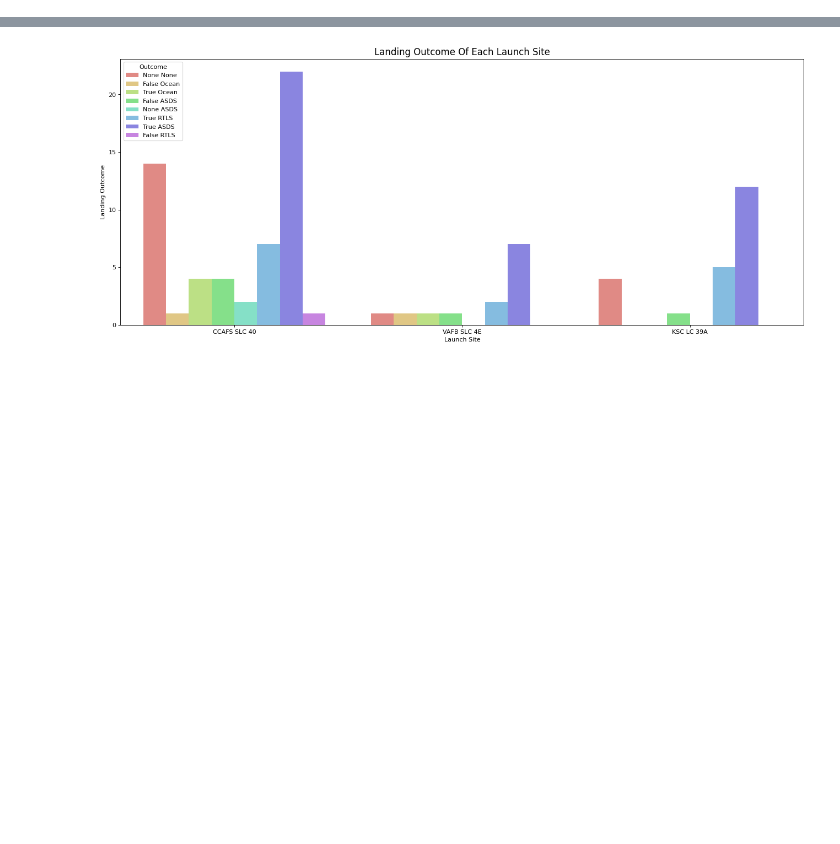
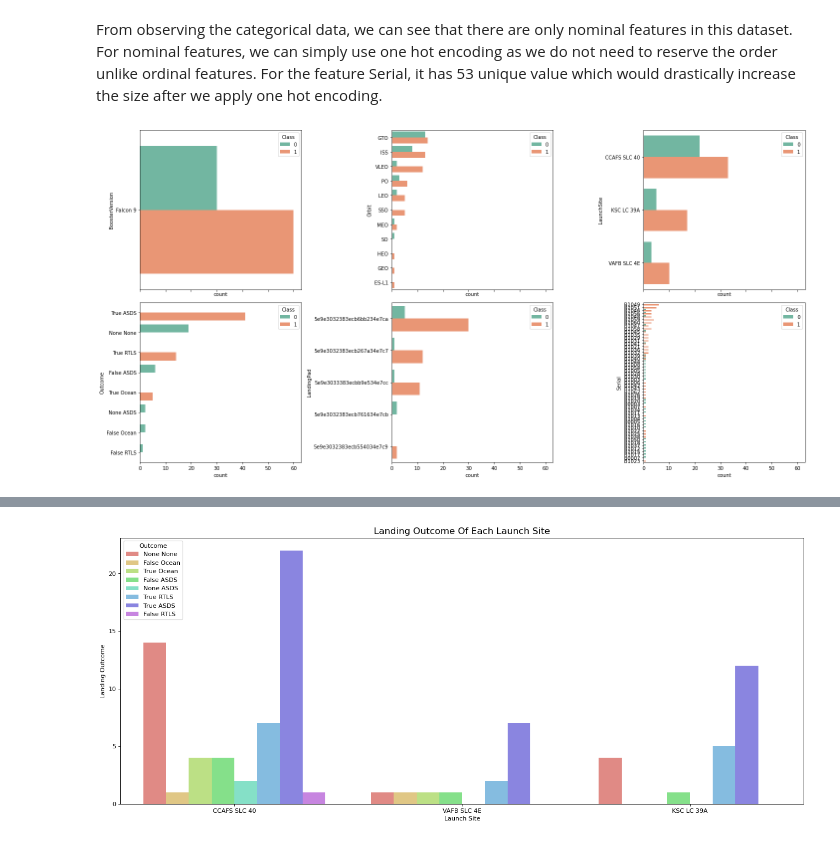
Before and after one commit to JasonnLim/SpaceX, a Jupyter notebook: SpaceX.ipynb, the cells around one changed output, grey strips where cells are left out. Drawn from its saved outputs; the diff is of its cells as text; code cells hidden in the pictures; blank space fills up the shorter version.

```diff
--- a/SpaceX.ipynb
+++ b/SpaceX.ipynb
@@ -17,0 +94,3 @@ data = pd.read_csv("dataset.csv")
+# %%
+cat_data = data.select_dtypes(include= object)
+cat_data.head()
@@ -17,0 +117,4 @@ data = pd.read_csv("dataset.csv")
+# %%
+for col in cat_data.columns:
+        print(col,":")
+        print(cat_data[col].value_counts(), "\n")
@@ -17,0 +139,15 @@ data = pd.read_csv("dataset.csv")
+# %% [markdown]
+From observing the categorical data, we can see that there are only nominal features in this dataset. For nominal features, we can simply use one hot encoding as we do not need to reserve the order unlike ordinal features. For the feature Serial, it has 53 unique value which would drastically increase the size after we apply one hot encoding.
+# %%
+df = cat_data.drop(['Date'], axis=1)
+
+fig, axes =plt.subplots(2,3, figsize=(20,10), sharex=True)
+axes = axes.flatten()
+
+for ax, col in zip(axes, df):
+    sns.countplot(y=col, hue='Class', data=data, ax=ax, order = df[col].value_counts().index, palette='Set2')
+
+plt.tight_layout()
+plt.show()
+# %% [output]
+[figure, added]
```
Also changed, not shown: parts of 27 cells of this notebook.
